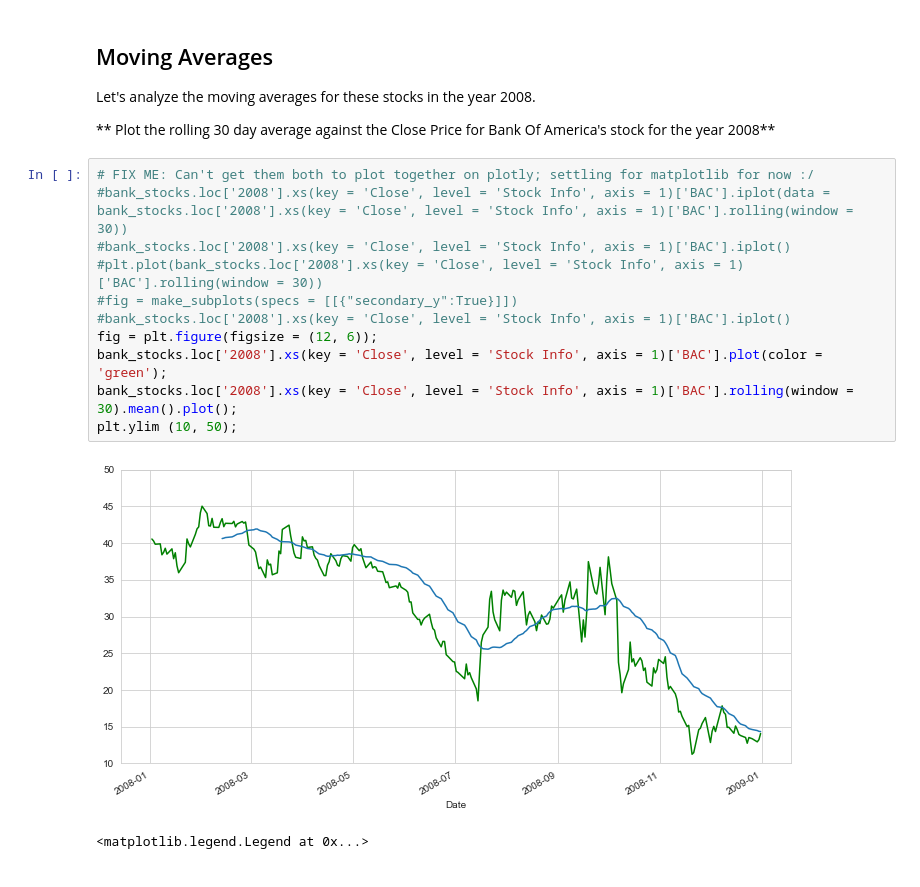
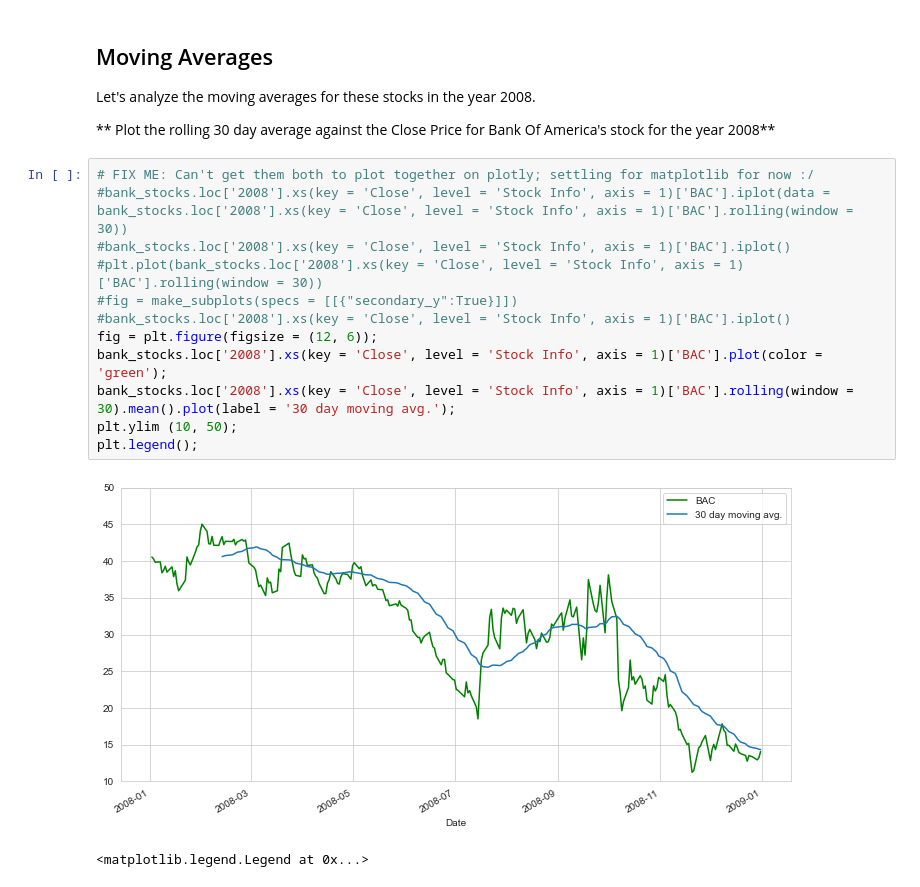
Before and after one commit to shahbazmansahia/DataAnalysisWithPython, a Jupyter notebook: Refactored_Py_DS_ML_Bootcamp-master/10-Data-Capstone-Projects/03-Finance Project.ipynb, the cells around one changed output. Cells and saved outputs as stored; diff of their text form.

Commit message:
Made changes to the last few plots.
Made changes to the last few optional plotly plots so that they show relevant data.

```diff
--- a/Refactored_Py_DS_ML_Bootcamp-master/10-Data-Capstone-Projects/03-Finance Project.ipynb
+++ b/Refactored_Py_DS_ML_Bootcamp-master/10-Data-Capstone-Projects/03-Finance Project.ipynb
@@ -400,16 +400,17 @@ Let's analyze the moving averages for these stocks in the year 2008.
 # %%
 # FIX ME: Can't get them both to plot together on plotly; settling for matplotlib for now :/
 #bank_stocks.loc['2008'].xs(key = 'Close', level = 'Stock Info', axis = 1)['BAC'].iplot(data = bank_stocks.loc['2008'].xs(key = 'Close', level = 'Stock Info', axis = 1)['BAC'].rolling(window = 30))
 #bank_stocks.loc['2008'].xs(key = 'Close', level = 'Stock Info', axis = 1)['BAC'].iplot()
 #plt.plot(bank_stocks.loc['2008'].xs(key = 'Close', level = 'Stock Info', axis = 1)['BAC'].rolling(window = 30))
 #fig = make_subplots(specs = [[{"secondary_y":True}]])
 #bank_stocks.loc['2008'].xs(key = 'Close', level = 'Stock Info', axis = 1)['BAC'].iplot()
 fig = plt.figure(figsize = (12, 6));
 bank_stocks.loc['2008'].xs(key = 'Close', level = 'Stock Info', axis = 1)['BAC'].plot(color = 'green');
-bank_stocks.loc['2008'].xs(key = 'Close', level = 'Stock Info', axis = 1)['BAC'].rolling(window = 30).mean().plot();
+bank_stocks.loc['2008'].xs(key = 'Close', level = 'Stock Info', axis = 1)['BAC'].rolling(window = 30).mean().plot(label = '30 day moving avg.');
 plt.ylim (10, 50);
+plt.legend();
 # %% [output]
-[figure, old version]
+[figure, new version]
 # %%
 # %% [output]
 <matplotlib.legend.Legend at 0x...>
```
Also changed, not shown: parts of 5 cells of this notebook.
